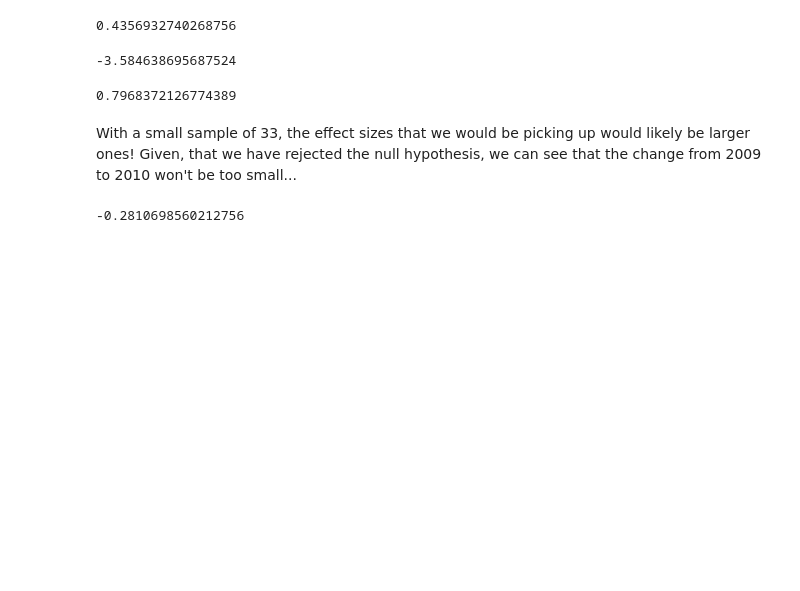
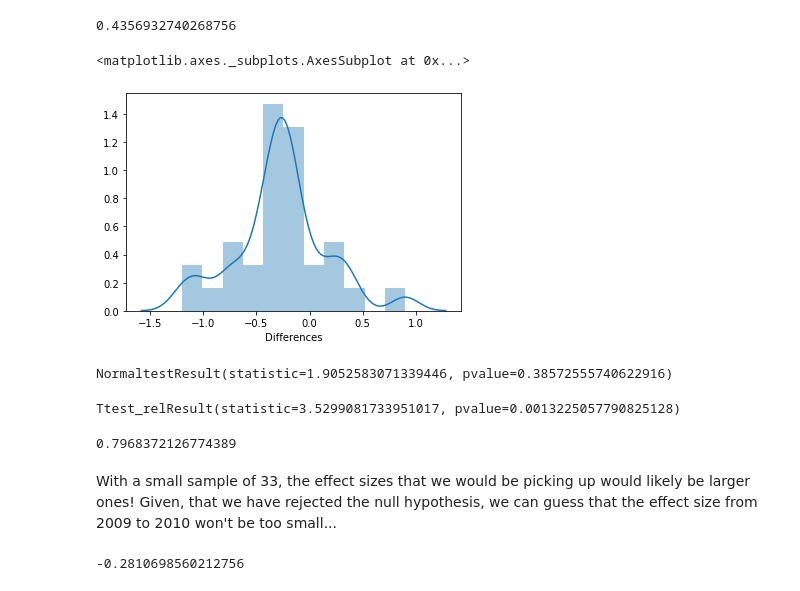
Before and after one commit to thomasribaroff/Mod3Project, a Jupyter notebook: Master Notebook.ipynb, the cells around one changed output. Cells and saved outputs as stored; diff of their text form; code cells hidden in the pictures; blank space fills up the shorter version.

```diff
--- a/Master Notebook.ipynb
+++ b/Master Notebook.ipynb
@@ -293,8 +293,3 @@ unemployment_data.Differences.mean()
 unemployment_data.Differences.std()
 # %% [output]
 0.4356932740268756
-# %%
-t_stat = (unemployment_data.Differences.mean()-0)/(unemployment_data.Differences.std()/(33)**0.5)
-t_stat
-# %% [output]
--3.584638695687524
@@ -305,9 +296,23 @@ p_value = .000554
+# %%
+sns.distplot(unemployment_data.Differences)
+# %% [output]
+<matplotlib.axes._subplots.AxesSubplot at 0x...>
+[figure, added]
+# %%
+stats.normaltest(unemployment_data.Differences)
+# %% [output]
+NormaltestResult(statistic=1.9052583071339446, pvalue=0.38572555740622916)
+# %%
+results = stats.ttest_rel(unemployment_data[2009],unemployment_data[2010])
+results
+# %% [output]
+Ttest_relResult(statistic=3.5299081733951017, pvalue=0.0013225057790825128)
 # %%
 tt_ind_solve_power(nobs1=33, alpha=0.01, power=0.8, alternative='larger')
 # %% [output]
 0.7968372126774389
 # %% [markdown]
-With a small sample of 33, the effect sizes that we would be picking up would likely be larger ones! Given, that we have rejected the null hypothesis, we can see that the change from 2009 to 2010 won't be too small...
+With a small sample of 33, the effect sizes that we would be picking up would likely be larger ones! Given, that we have rejected the null hypothesis, we can guess that the effect size from 2009 to 2010 won't be too small...
 # %%
 cohen_d = (unemployment_data[2010].mean()-unemployment_data[2009].mean())/\
                         (((unemployment_data[2010].std()**2+unemployment_data[2009].std()**2)**0.5)/2)
```
Also changed, not shown: parts of 5 cells of this notebook.
